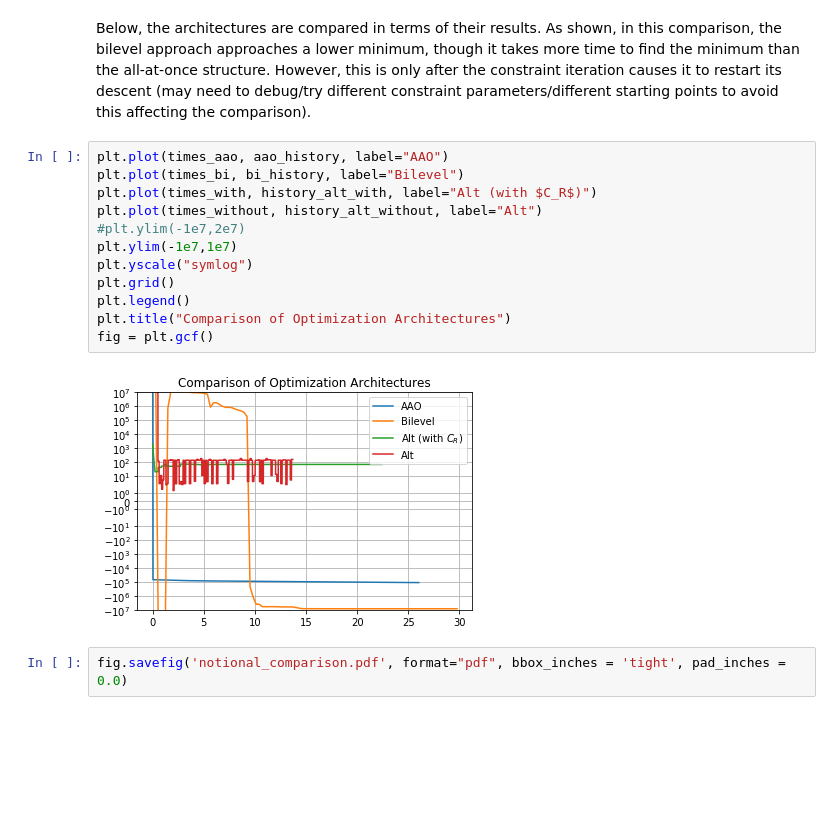
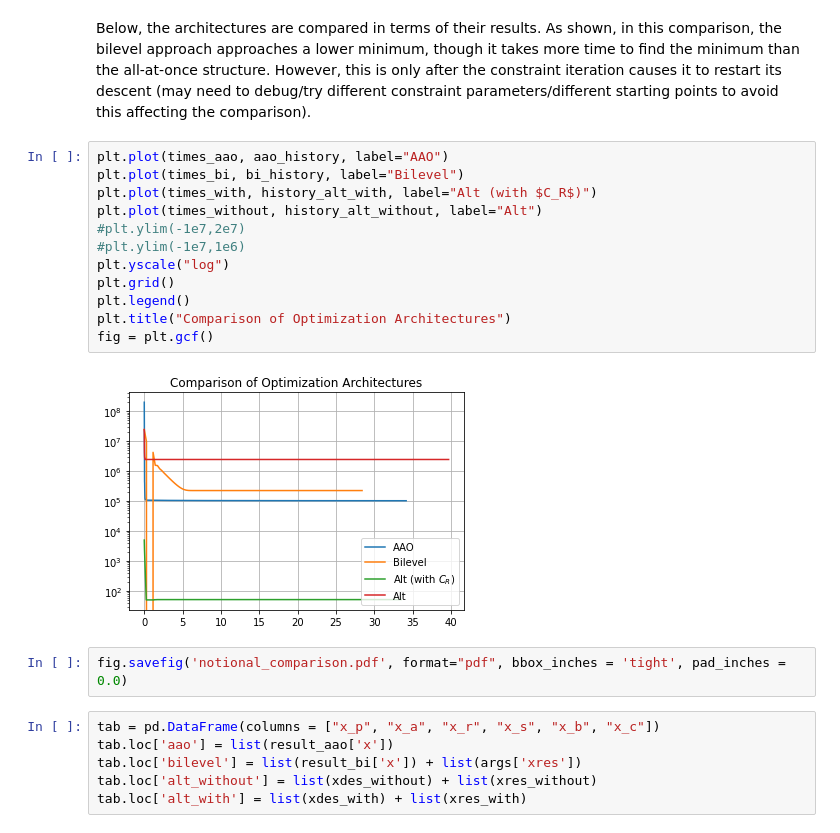
Before and after one commit to DesignEngrLab/resil_opt_examples, a Jupyter notebook: Notional System Problem/Notional Example.ipynb, the cells around one changed output. Saved outputs shown, nothing was run; the diff lists cells and outputs as text; blank space fills up the shorter version.

```diff
--- a/Notional System Problem/Notional Example.ipynb
+++ b/Notional System Problem/Notional Example.ipynb
@@ -285,16 +284,22 @@ Below, the architectures are compared in terms of their results. As shown, in th
 # %%
 plt.plot(times_aao, aao_history, label="AAO")
 plt.plot(times_bi, bi_history, label="Bilevel")
 plt.plot(times_with, history_alt_with, label="Alt (with $C_R$)")
 plt.plot(times_without, history_alt_without, label="Alt")
 #plt.ylim(-1e7,2e7)
-plt.ylim(-1e7,1e7)
-plt.yscale("symlog")
+#plt.ylim(-1e7,1e6)
+plt.yscale("log")
 plt.grid()
 plt.legend()
 plt.title("Comparison of Optimization Architectures")
 fig = plt.gcf()
 # %% [output]
-[figure, old version]
+[figure, new version]
 # %%
 fig.savefig('notional_comparison.pdf', format="pdf", bbox_inches = 'tight', pad_inches = 0.0)
+# %%
+tab = pd.DataFrame(columns = ["x_p", "x_a", "x_r", "x_s", "x_b", "x_c"])
+tab.loc['aao'] = list(result_aao['x'])
+tab.loc['bilevel'] = list(result_bi['x']) + list(args['xres'])
+tab.loc['alt_without'] = list(xdes_without) + list(xres_without)
+tab.loc['alt_with'] = list(xdes_with) + list(xres_with)
```
Also changed, not shown: parts of 22 cells of this notebook, 3 other files.
